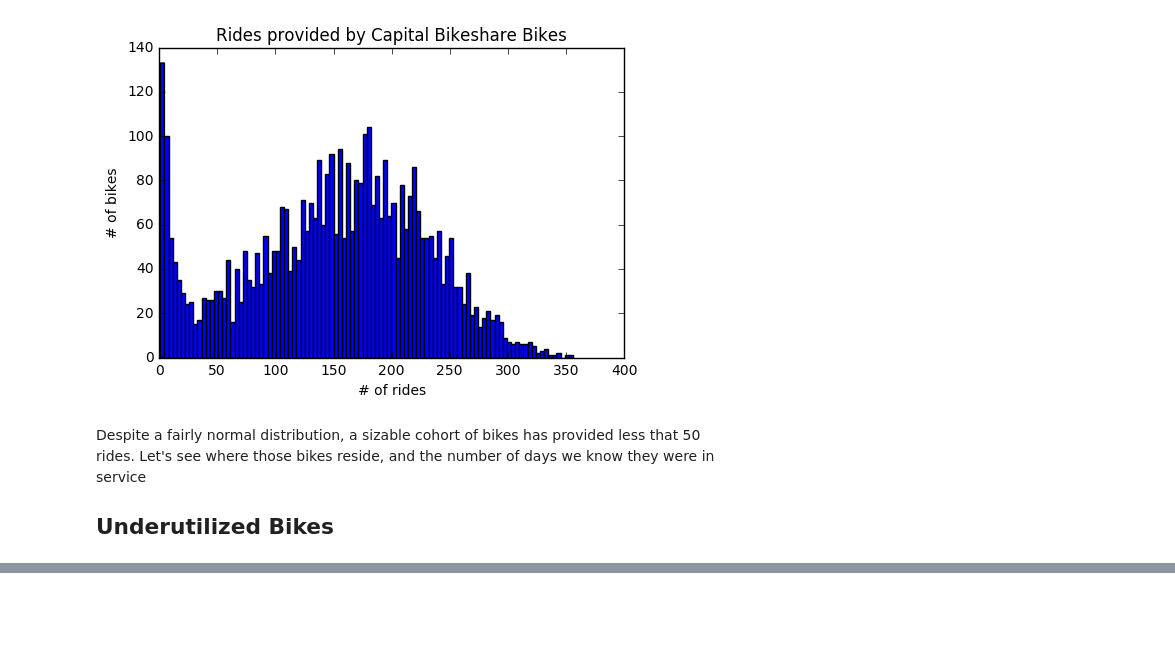
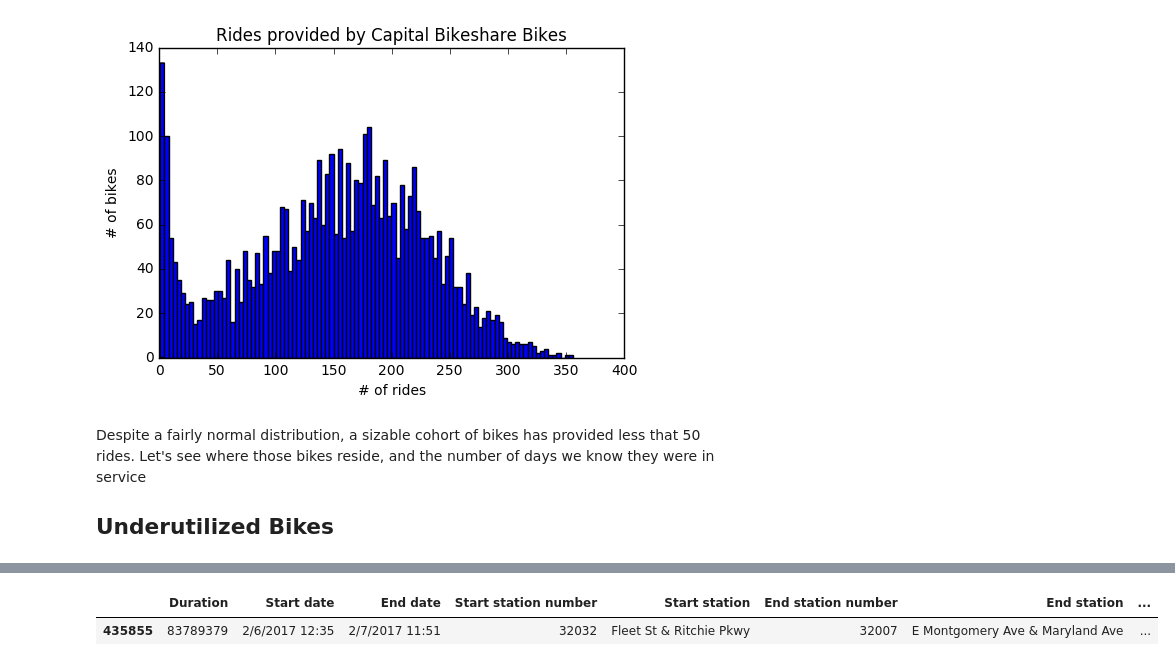
Before and after one commit to josephhaaga/CapitalBikeshare, a Jupyter notebook: InitialEDA.ipynb, the cells around one changed output, grey strips where cells are left out. Drawn from its saved outputs; the diff is of its cells as text; code cells hidden in the pictures; blank space fills up the shorter version.

```diff
--- a/InitialEDA.ipynb
+++ b/InitialEDA.ipynb
@@ -168,3 +194,8 @@ trips_on_underused_bikes = raw[raw['Bike number'].isin(bikes_used_less_than_50_t
+# %%
+trips_on_underused_bikes[trips_on_underused_bikes['Duration (m)'] == trips_on_underused_bikes['Duration (m)'].max()]
+# %% [output]
+|  | Duration | Start date | End date | Start station number | Start station | End station number | End station | ... |
+| 435855 | 83789379 | 2/6/2017 12:35 | 2/7/2017 11:51 | 32032 | Fleet St & Ritchie Pkwy | 32007 | E Montgomery Ave & Maryland Ave | ... |
 # %%
 trips_on_underused_bikes
 # %% [output]
```
Also changed, not shown: parts of 5 cells of this notebook.
